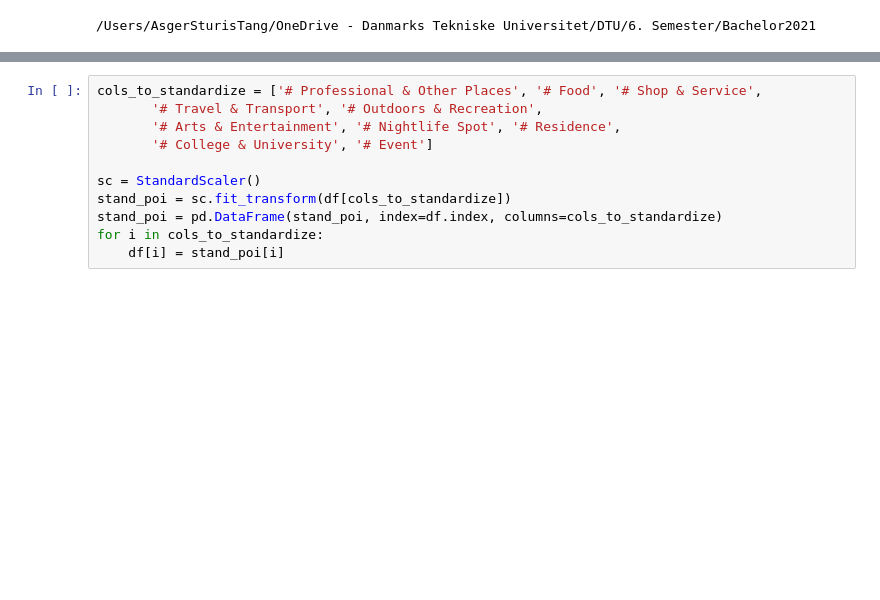
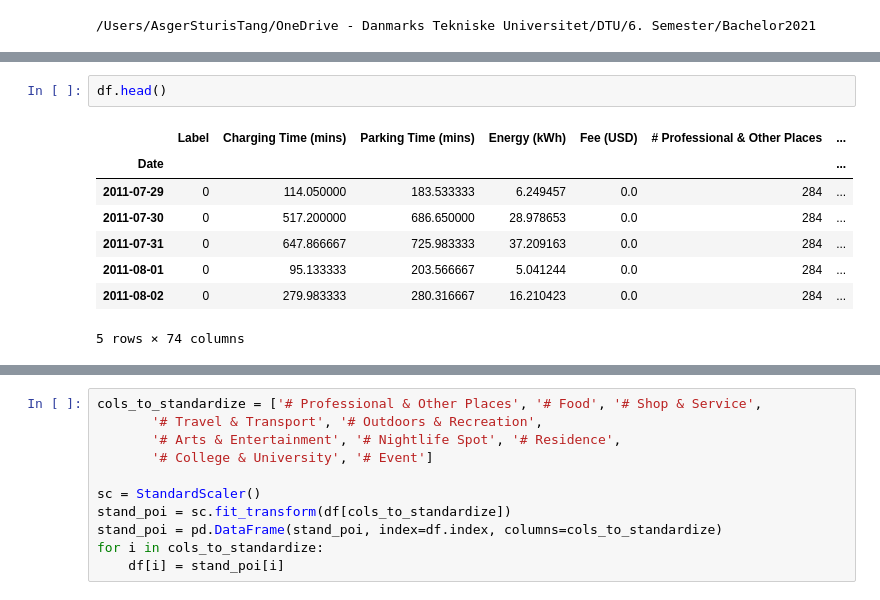
Before and after one commit to Jungar111/Bachelor2021, a Jupyter notebook: Modelling/LSTM.ipynb, the cells around one changed output, grey strips where cells are left out. Cells and saved outputs as stored; diff of their text form; blank space fills up the shorter version.

```diff
--- a/Modelling/LSTM.ipynb
+++ b/Modelling/LSTM.ipynb
@@ -20,0 +43,11 @@ df = m.df.drop(columns=["Charging Time (mins)", "Total Duration (mins)", "Port N
+# %%
+df.head()
+# %% [output]
+|  | Label | Charging Time (mins) | Parking Time (mins) | Energy (kWh) | Fee (USD) | # Professional & Other Places | ... |
+| Date |  |  |  |  |  |  | ... |
+| 2011-07-29 | 0 | 114.050000 | 183.533333 | 6.249457 | 0.0 | 284 | ... |
+| 2011-07-30 | 0 | 517.200000 | 686.650000 | 28.978653 | 0.0 | 284 | ... |
+| 2011-07-31 | 0 | 647.866667 | 725.983333 | 37.209163 | 0.0 | 284 | ... |
+| 2011-08-01 | 0 | 95.133333 | 203.566667 | 5.041244 | 0.0 | 284 | ... |
+| 2011-08-02 | 0 | 279.983333 | 280.316667 | 16.210423 | 0.0 | 284 | ... |
+5 rows × 74 columns
```
Also changed, not shown: parts of 10 cells of this notebook, 21 other files.
